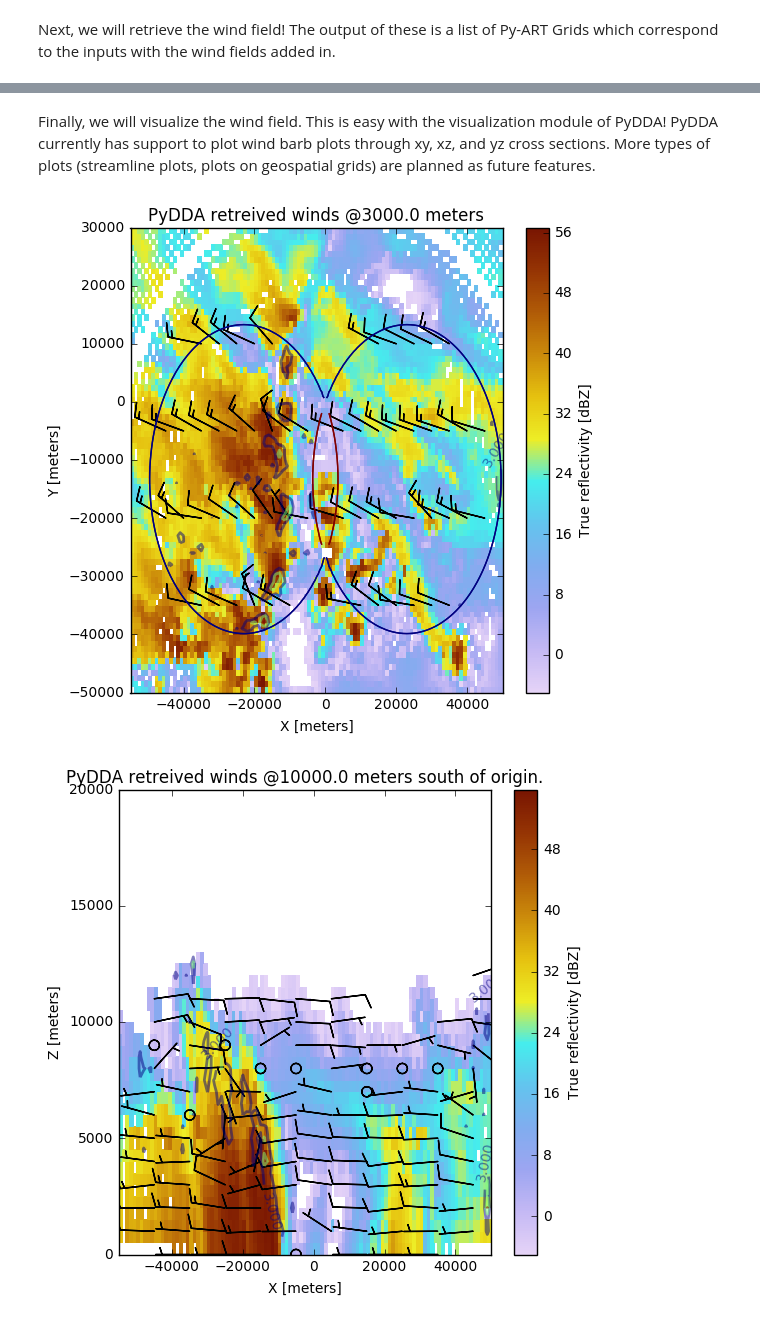
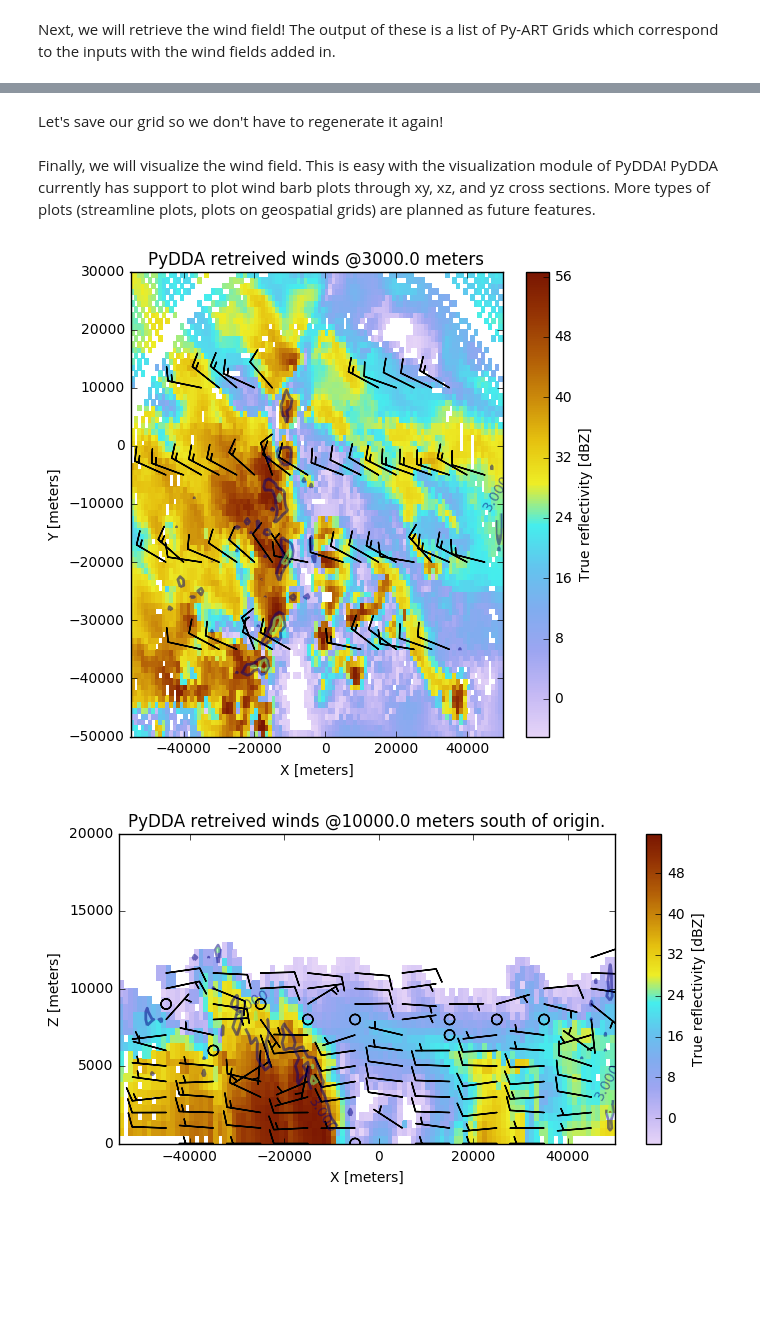
Before and after one commit to openradar/PyDDA, a Jupyter notebook: notebooks/PyDDA example notebook.ipynb, the cells around one changed output, grey strips where cells are left out. Saved outputs shown, nothing was run; the diff lists cells and outputs as text; code cells hidden in the pictures; blank space fills up the shorter version.

```diff
--- a/notebooks/PyDDA example notebook.ipynb
+++ b/notebooks/PyDDA example notebook.ipynb
@@ -68,0 +71,2 @@ Done! Time = 84.8
+# %% [markdown]
+Let's save our grid so we don't have to regenerate it again!
@@ -69,19 +76,21 @@ Done! Time = 84.8
+# %%
+Grids = [pyart.io.read_grid('example_grid_radar0.nc'), pyart.io.read_grid('example_grid_radar1.nc')]
 # %% [markdown]
 Finally, we will visualize the wind field. This is easy with the visualization module of PyDDA! PyDDA currently has support to plot wind barb plots through xy, xz, and yz cross sections. More types of plots (streamline plots, plots on geospatial grids) are planned as future features.
 # %%
 plt.figure(figsize=(6,6))
-pydda.vis.plot_horiz_xsection_barbs(Grids, 'DT', level=6,
-                                    vel_contours=[3, 6, 9],
+pydda.vis.plot_horiz_xsection_barbs(Grids, None, 'DT', level=6,
+                                    w_vel_contours=[3, 6, 9],
                                     barb_spacing_x_km=5.0,
                                     barb_spacing_y_km=15.0)
 # %% [output]
-[figure, old version]
+[figure, new version]
 # %%
-plt.figure(figsize=(6,6))
-pydda.vis.plot_xz_xsection_barbs(Grids, 'DT', level=40,
-                                 vel_contours=[3, 6, 9],
+plt.figure(figsize=(8,4))
+pydda.vis.plot_xz_xsection_barbs(Grids, None, 'DT', level=40,
+                                 w_vel_contours=[3, 6, 9],
                                  barb_spacing_x_km=10.0,
                                  barb_spacing_z_km=2.0)
 # %% [output]
-[figure, old version]
+[figure, new version]
 # %%
```
Also changed, not shown: parts of 9 cells of this notebook, 3 other files.
